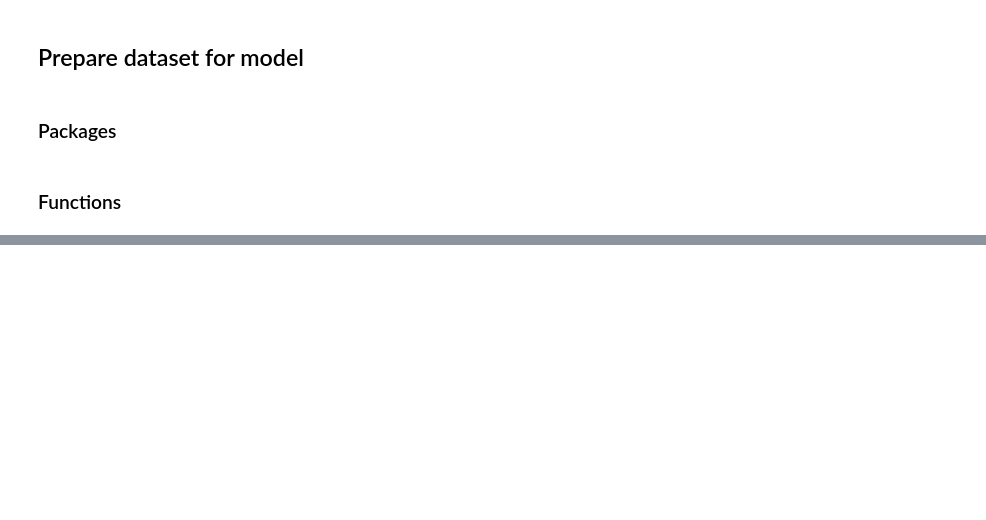
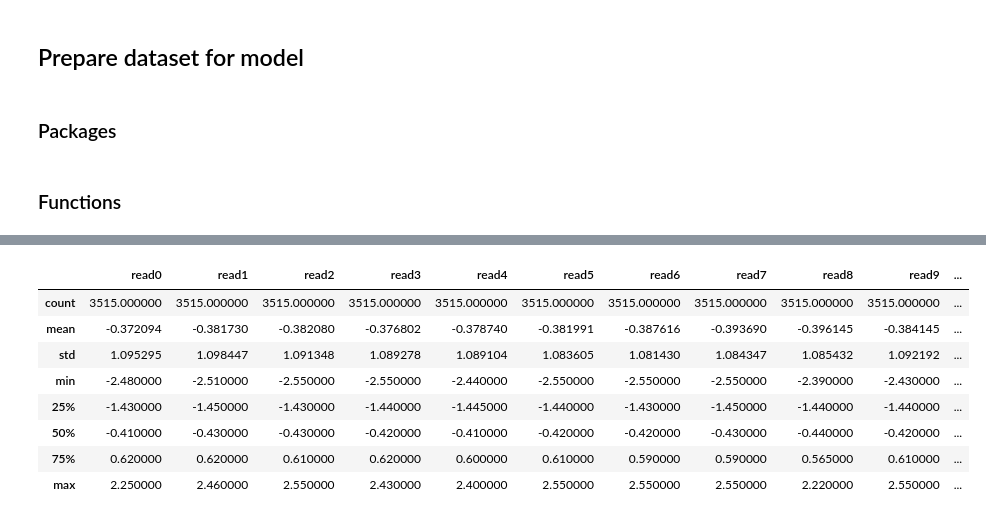
Before and after one commit to guico3lho/zrp_case, a Jupyter notebook: main.ipynb, the cells around one changed output, grey strips where cells are left out. Cells and saved outputs as stored; diff of their text form; code cells hidden in the pictures; blank space fills up the shorter version.

```diff
--- a/main.ipynb
+++ b/main.ipynb
@@ -160,0 +188,12 @@ df_for_model
+# %%
+df_for_model.describe()
+# %% [output]
+|  | read0 | read1 | read2 | read3 | read4 | read5 | read6 | read7 | read8 | read9 | ... |
+| count | 3515.000000 | 3515.000000 | 3515.000000 | 3515.000000 | 3515.000000 | 3515.000000 | 3515.000000 | 3515.000000 | 3515.000000 | 3515.000000 | ... |
+| mean | -0.372094 | -0.381730 | -0.382080 | -0.376802 | -0.378740 | -0.381991 | -0.387616 | -0.393690 | -0.396145 | -0.384145 | ... |
+| std | 1.095295 | 1.098447 | 1.091348 | 1.089278 | 1.089104 | 1.083605 | 1.081430 | 1.084347 | 1.085432 | 1.092192 | ... |
+| min | -2.480000 | -2.510000 | -2.550000 | -2.550000 | -2.440000 | -2.550000 | -2.550000 | -2.550000 | -2.390000 | -2.430000 | ... |
+| 25% | -1.430000 | -1.450000 | -1.430000 | -1.440000 | -1.445000 | -1.440000 | -1.430000 | -1.450000 | -1.440000 | -1.440000 | ... |
+| 50% | -0.410000 | -0.430000 | -0.430000 | -0.420000 | -0.410000 | -0.420000 | -0.420000 | -0.430000 | -0.440000 | -0.420000 | ... |
+| 75% | 0.620000 | 0.620000 | 0.610000 | 0.620000 | 0.600000 | 0.610000 | 0.590000 | 0.590000 | 0.565000 | 0.610000 | ... |
+| max | 2.250000 | 2.460000 | 2.550000 | 2.430000 | 2.400000 | 2.550000 | 2.550000 | 2.550000 | 2.220000 | 2.550000 | ... |
```
Also changed, not shown: parts of 6 cells of this notebook.
